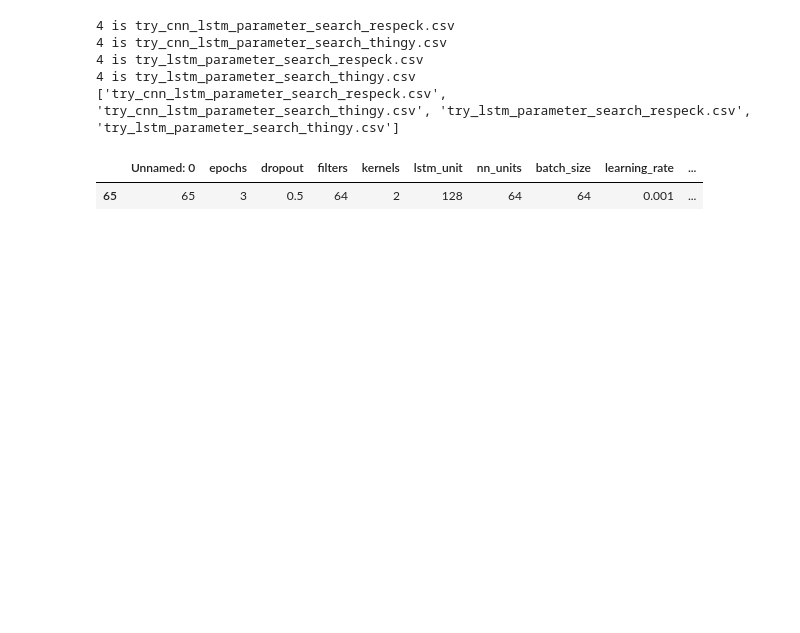
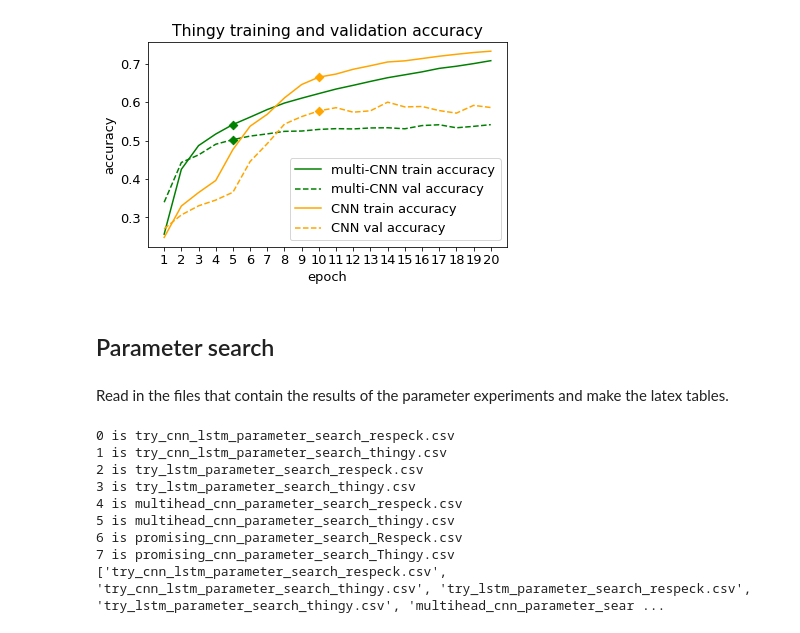
Before and after one commit to gwenty/pdiot-activity-tracker, a Jupyter notebook: ml/notebooks/04_look at comparisons.ipynb, the cells around one changed output. Cells and saved outputs as stored; diff of their text form; code cells hidden in the pictures; blank space fills up the shorter version.

```diff
--- a/ml/notebooks/04_look at comparisons.ipynb
+++ b/ml/notebooks/04_look at comparisons.ipynb
@@ -4,2 +6,2 @@ import os
 # %%
-comparison_folder = 'models/comparisons/'
+comparison_folders = ['models/comparisons/', 'models/experiments/']
@@ -6,15 +60,72 @@ comparison_folder = 'models/comparisons/'
+# %%
+respeck_files = [f for f in files if 'especk' in f]
+thingy_files = [f for f in files if 'hingy' in f]
+colours = ['blue', 'red', 'green', 'orange']
+sensor_files = {'Respeck': respeck_files, 'Thingy':thingy_files}
+# %%
+chosen_epochs = {'try_cnn_lstm_epochs_dropouts_respeck.txt': 3, \
+        'try_cnn_lstm_epochs_dropouts_thingy.txt': 5, \
+        'try_lstm_epochs_dropouts_respeck.txt': 3, \
+        'try_lstm_epochs_dropouts_thingy.txt': 5, \
+        'multihead_cnn_epochs_dropouts_respeck.txt': 5, \
+        'multihead_cnn_epochs_dropouts_thingy.txt': 5, \
+        'promising_cnn_epochs_Respeck.txt': 10, \
+        'promising_cnn_epochs_Thingy.txt': 10
+                }
+# %%
+loss_or_acc='acc' # loss or acc
+sensor='Thingy' # Thingy or Respeck
+epochs_length= 20 # -1, 10, or 20
+
+font = {'size': 13}
+
+plt.rc('font', **font)
+
+for i, f in enumerate(sensor_files[sensor]):
+    try:
+        df = pd.read_csv(comparison_folders[0] + 'epochs_experiments/' + f)
+    except:
+        df = pd.read_csv(comparison_folders[1] + 'epochs_experiments/' + f)
+
+    chosen_epoch=chosen_epochs[f]
+
+    if epochs_length == -1 or len(df.columns) == 4*epochs_length+3:
+
+        if len(df['title'].unique()) == 1:
+            acc_plot(df, plt, i, loss_or_acc, chosen_epoch)
+
+        else:
+            to_plot=df[df['title']=="{'dropout': 0.5}"]
+            acc_plot(to_plot, plt, i, loss_or_acc, chosen_epoch)
+
+if loss_or_acc=='acc':
+    loss_or_acc='accuracy'
+plt.title(sensor + ' training and validation ' + loss_or_acc)
+plt.tight_layout()
+plt.savefig('figures/big_font/'+sensor+'_'+loss_or_acc+'_length_' + str(epochs_length) + '.pdf')
+plt.show()
+# %% [output]
+[figure, added]
+# %% [markdown]
+## Parameter search
+# %% [markdown]
+Read in the files that contain the results of the parameter experiments and make the latex tables.
 # %%
 files = []
 i=0
-for f in os.listdir(comparison_folder):
-    if f[-1] == 'v':
+for f in os.listdir(comparison_folders[0] + 'parameter_search_experiments') + os.listdir(comparison_folders[1] + 'parameter_search_experiments'):
+    if f[-1] == 'v' and 'subset' not in f:
         print(str(i) + ' is ' + f)
         files+=[f]
         i+=1
 print(files)
 # %% [output]
-4 is try_cnn_lstm_parameter_search_respeck.csv
-4 is try_cnn_lstm_parameter_search_thingy.csv
-4 is try_lstm_parameter_search_respeck.csv
-4 is try_lstm_parameter_search_thingy.csv
-['try_cnn_lstm_parameter_search_respeck.csv', 'try_cnn_lstm_parameter_search_thingy.csv', 'try_lstm_parameter_search_respeck.csv', 'try_lstm_parameter_search_thingy.csv']
+0 is try_cnn_lstm_parameter_search_respeck.csv
+1 is try_cnn_lstm_parameter_search_thingy.csv
+2 is try_lstm_parameter_search_respeck.csv
+3 is try_lstm_parameter_search_thingy.csv
+4 is multihead_cnn_parameter_search_respeck.csv
+5 is multihead_cnn_parameter_search_thingy.csv
+6 is promising_cnn_parameter_search_Respeck.csv
+7 is promising_cnn_parameter_search_Thingy.csv
+['try_cnn_lstm_parameter_search_respeck.csv', 'try_cnn_lstm_parameter_search_thingy.csv', 'try_lstm_parameter_search_respeck.csv', 'try_lstm_parameter_search_thingy.csv', 'multihead_cnn_parameter_sear ...
@@ -26,7 +131,0 @@ df_lstm_thingy =pd.read_csv(comparison_folder + files[3])
-# %%
-# These are the same
-df_cnn_lstm_respeck[df_cnn_lstm_respeck['sacc_mean'] == df_cnn_lstm_respeck['sacc_mean'].max()]
-df_cnn_lstm_respeck[df_cnn_lstm_respeck['acc_mean'] == df_cnn_lstm_respeck['acc_mean'].max()]
-# %% [output]
-|  | Unnamed: 0 | epochs | dropout | filters | kernels | lstm_unit | nn_units | batch_size | learning_rate | ... |
-| 65 | 65 | 3 | 0.5 | 64 | 2 | 128 | 64 | 64 | 0.001 | ... |
```
Also changed, not shown: parts of 19 cells of this notebook, 6 other files.
